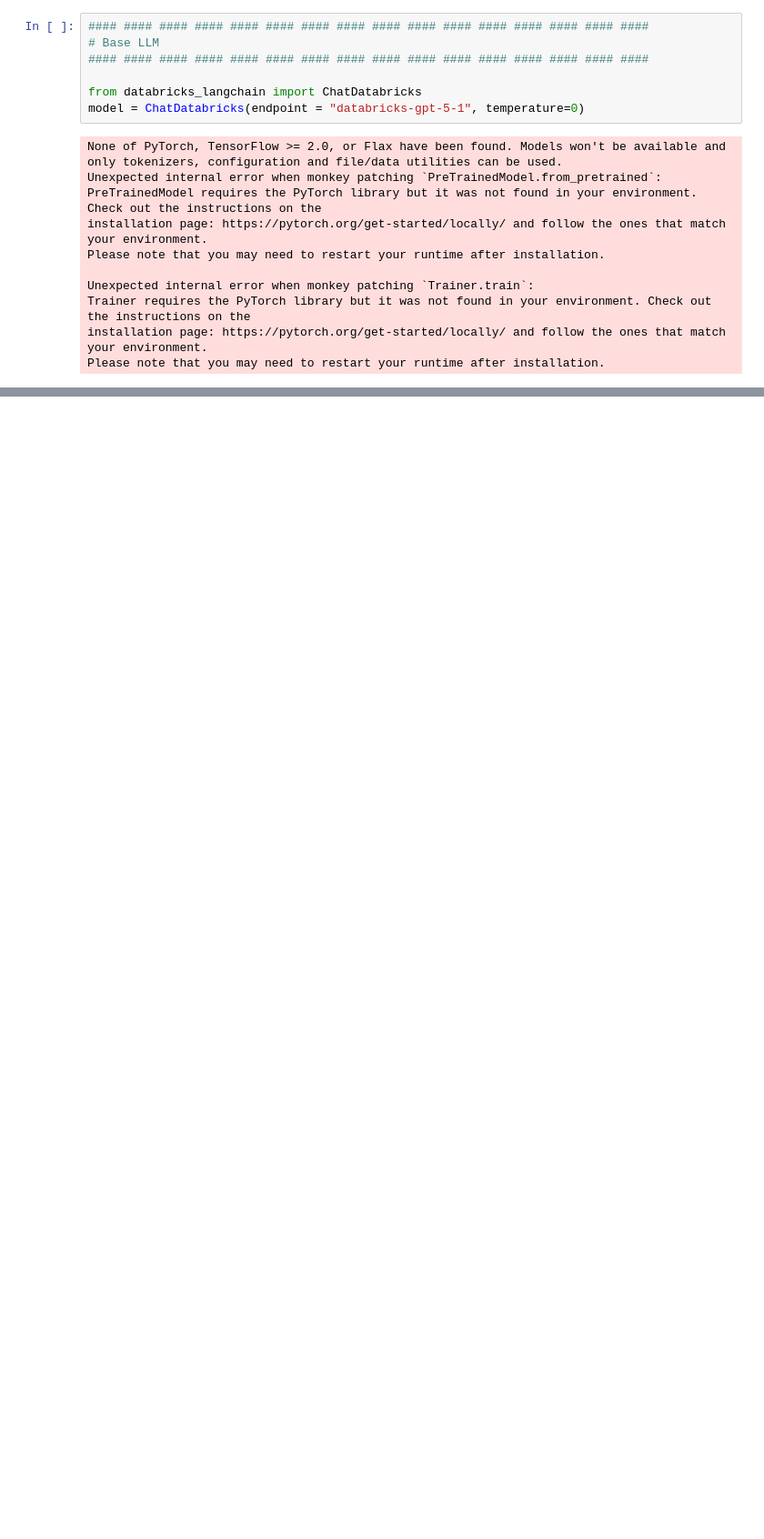
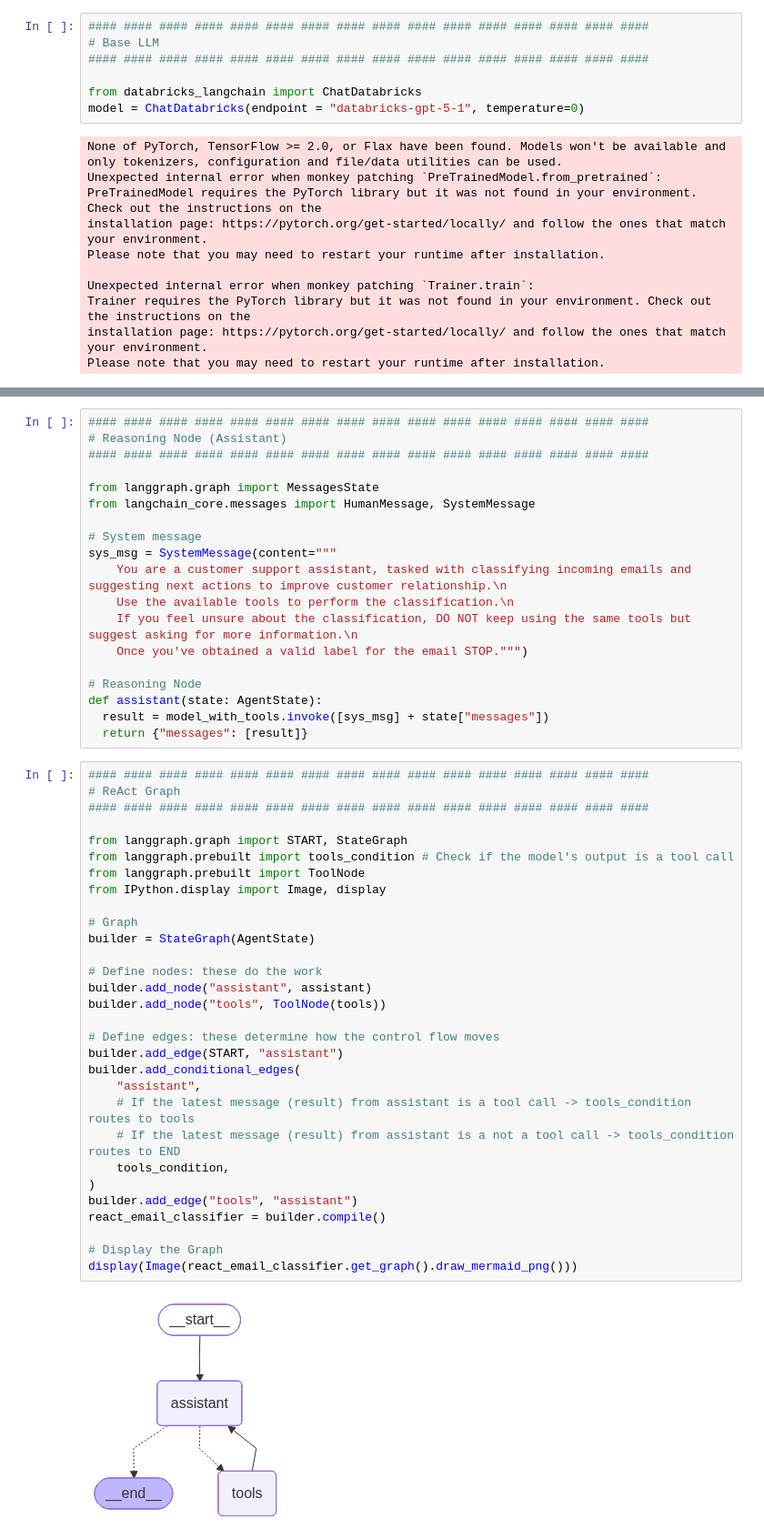
Before and after one commit to gabri-al/email_classificator_agent, a Jupyter notebook: Building_Blocks_Classification.ipynb, the cells around one changed output, grey strips where cells are left out. Shown at 91% size. Drawn from its saved outputs; the diff is of its cells as text; blank space fills up the shorter version.

Commit message:
React architecture added

```diff
--- a/Building_Blocks_Classification.ipynb
+++ b/Building_Blocks_Classification.ipynb
@@ -230,0 +331,51 @@ Hello, I'd like to get an updated delivery date for shipment ID-45892171, given
+# %%
+#### #### #### #### #### #### #### #### #### #### #### #### #### #### #### ####
+# Reasoning Node (Assistant)
+#### #### #### #### #### #### #### #### #### #### #### #### #### #### #### ####
+
+from langgraph.graph import MessagesState
+from langchain_core.messages import HumanMessage, SystemMessage
+
+# System message
+sys_msg = SystemMessage(content="""
+    You are a customer support assistant, tasked with classifying incoming emails and suggesting next actions to improve customer relationship.\n
+    Use the available tools to perform the classification.\n
+    If you feel unsure about the classification, DO NOT keep using the same tools but suggest asking for more information.\n
+    Once you've obtained a valid label for the email STOP.""")
+
+# Reasoning Node
+def assistant(state: AgentState):
+  result = model_with_tools.invoke([sys_msg] + state["messages"])
+  return {"messages": [result]}
+# %%
+#### #### #### #### #### #### #### #### #### #### #### #### #### #### #### ####
+# ReAct Graph
+#### #### #### #### #### #### #### #### #### #### #### #### #### #### #### ####
+
+from langgraph.graph import START, StateGraph
+from langgraph.prebuilt import tools_condition # Check if the model's output is a tool call
+from langgraph.prebuilt import ToolNode
+from IPython.display import Image, display
+
+# Graph
+builder = StateGraph(AgentState)
+
+# Define nodes: these do the work
+builder.add_node("assistant", assistant)
+builder.add_node("tools", ToolNode(tools))
+
+# Define edges: these determine how the control flow moves
+builder.add_edge(START, "assistant")
+builder.add_conditional_edges(
+    "assistant",
+    # If the latest message (result) from assistant is a tool call -> tools_condition routes to tools
+    # If the latest message (result) from assistant is a not a tool call -> tools_condition routes to END
+    tools_condition,
+)
+builder.add_edge("tools", "assistant")
+react_email_classifier = builder.compile()
+
+# Display the Graph
+display(Image(react_email_classifier.get_graph().draw_mermaid_png()))
+# %% [output]
+[figure, added]
```
Also changed, not shown: parts of 14 cells of this notebook.
